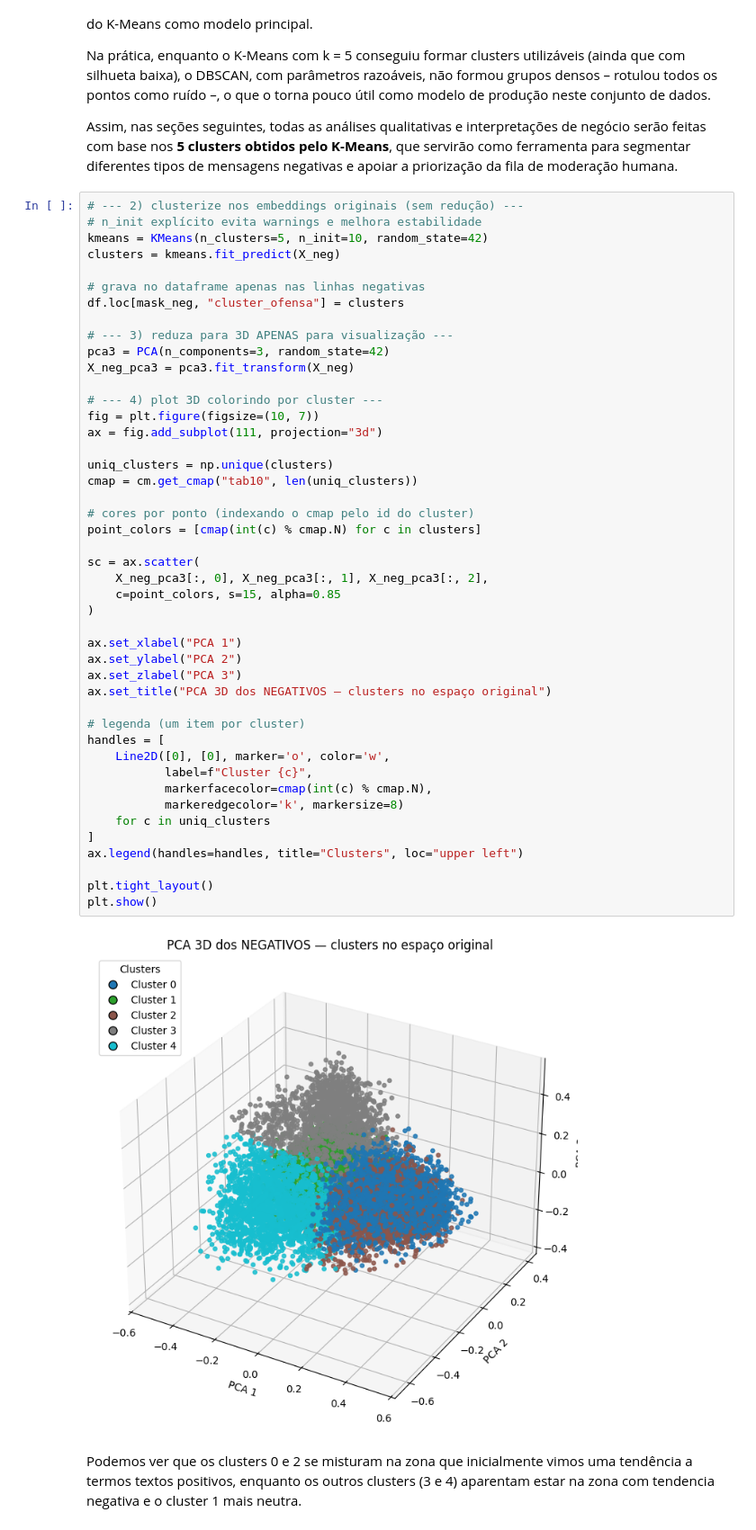
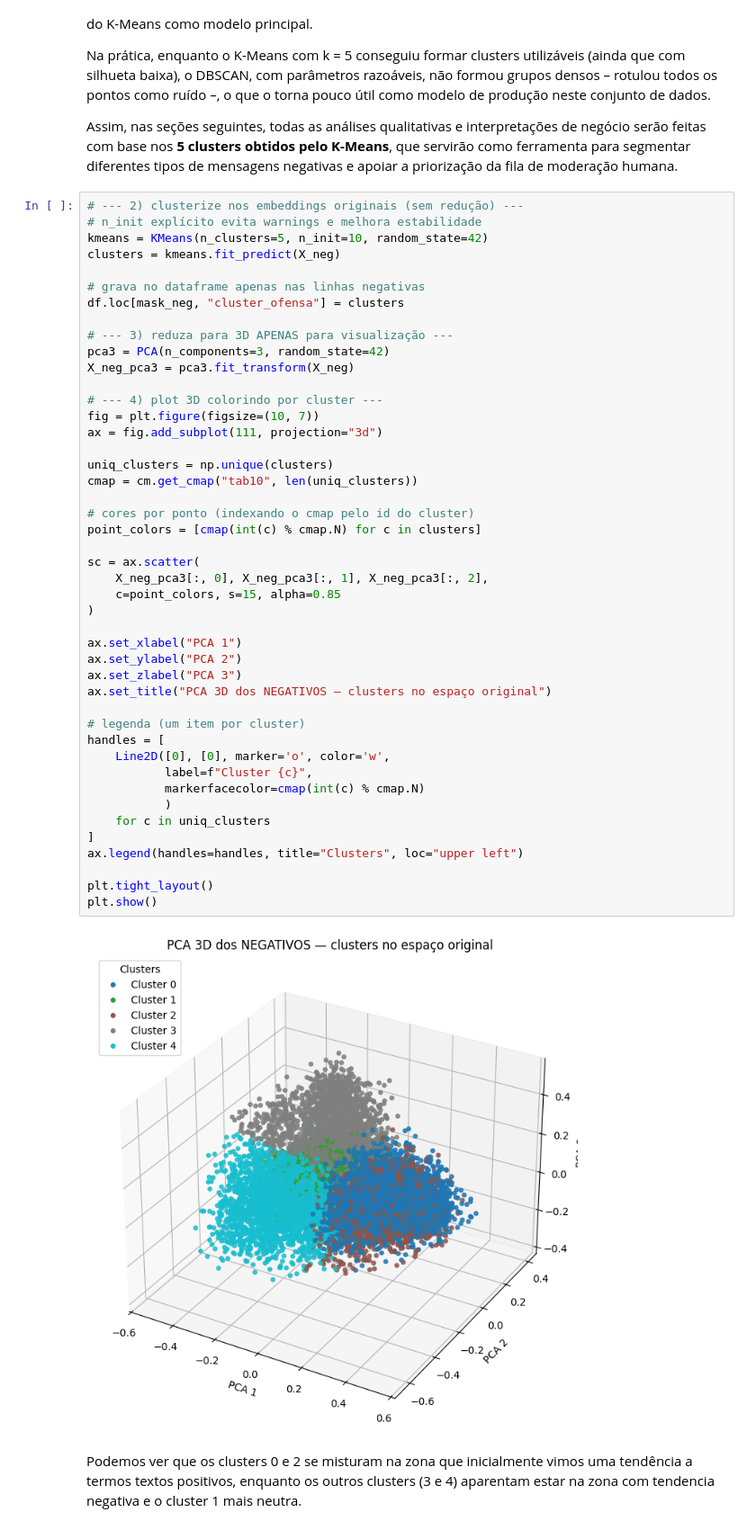
Before and after one commit to Guizinx/guilhermearthursantosmachado_Valida-odemodelosdeclusteriza-o-25E4_3-_pd, a Jupyter notebook: guilhermearthursantosmachado_Validaçãodemodelosdeclusterização[25E4_3]_pd.ipynb, the cells around one changed output. Shown at 90% size. Cells and saved outputs as stored; diff of their text form.

```diff
--- a/guilhermearthursantosmachado_Validaçãodemodelosdeclusterização[25E4_3]_pd.ipynb
+++ b/guilhermearthursantosmachado_Validaçãodemodelosdeclusterização[25E4_3]_pd.ipynb
@@ -404,36 +406,36 @@ X_neg_pca3 = pca3.fit_transform(X_neg)
 fig = plt.figure(figsize=(10, 7))
 ax = fig.add_subplot(111, projection="3d")
 
 uniq_clusters = np.unique(clusters)
 cmap = cm.get_cmap("tab10", len(uniq_clusters))
 
 # cores por ponto (indexando o cmap pelo id do cluster)
 point_colors = [cmap(int(c) % cmap.N) for c in clusters]
 
 sc = ax.scatter(
     X_neg_pca3[:, 0], X_neg_pca3[:, 1], X_neg_pca3[:, 2],
     c=point_colors, s=15, alpha=0.85
 )
 
 ax.set_xlabel("PCA 1")
 ax.set_ylabel("PCA 2")
 ax.set_zlabel("PCA 3")
 ax.set_title("PCA 3D dos NEGATIVOS — clusters no espaço original")
 
 # legenda (um item por cluster)
 handles = [
     Line2D([0], [0], marker='o', color='w',
            label=f"Cluster {c}",
-           markerfacecolor=cmap(int(c) % cmap.N),
-           markeredgecolor='k', markersize=8)
+           markerfacecolor=cmap(int(c) % cmap.N)
+           )
     for c in uniq_clusters
 ]
 ax.legend(handles=handles, title="Clusters", loc="upper left")
 
 plt.tight_layout()
 plt.show()
 # %% [output]
-[figure, old version]
+[figure, new version]
 # %% [markdown]
 Podemos ver que os clusters 0 e 2 se misturam na zona que inicialmente vimos uma tendência a termos textos positivos, enquanto os outros clusters (3 e 4) aparentam estar na zona com tendencia negativa e o cluster 1 mais neutra.
 # %%
```
Also changed, not shown: parts of 20 cells of this notebook.
